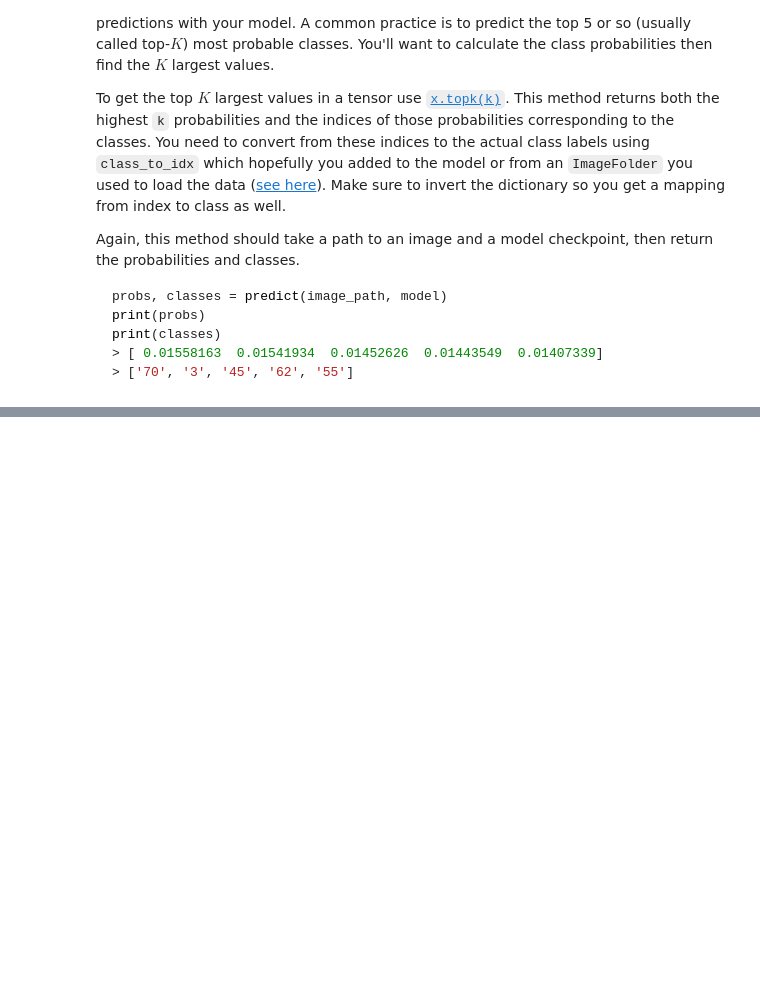
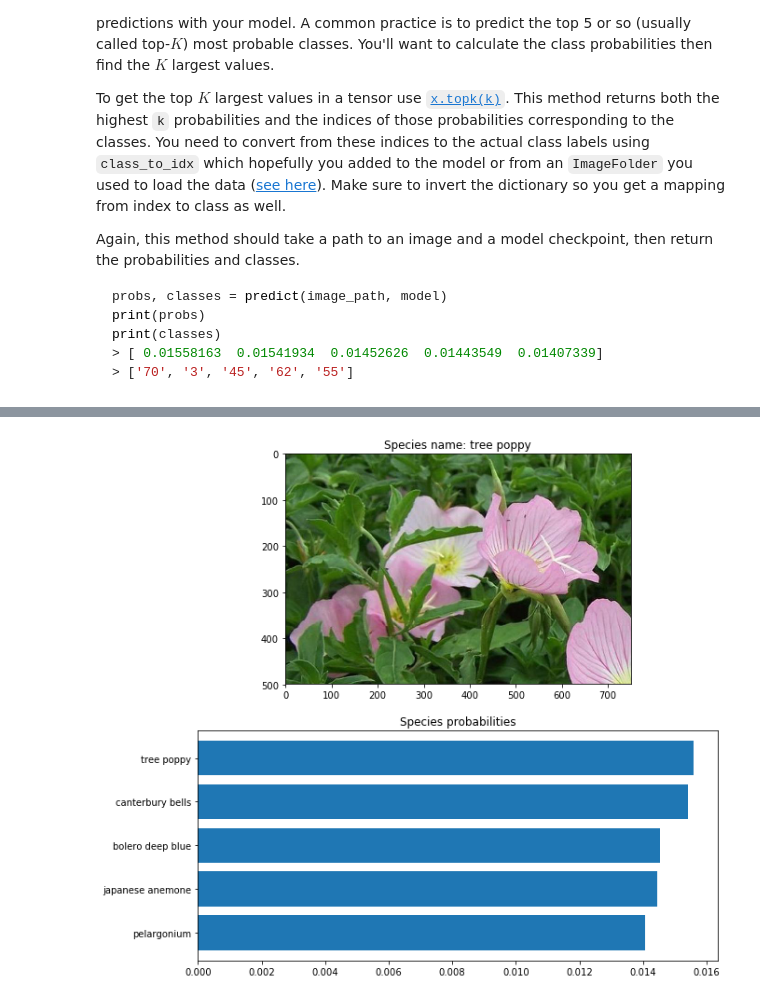
Before and after one commit to eunices/pytorch-challenge, a Jupyter notebook: Image Classifier Project.ipynb, the cells around one changed output, grey strips where cells are left out. Saved outputs shown, nothing was run; the diff lists cells and outputs as text; code cells hidden in the pictures; blank space fills up the shorter version.

Commit message:
Add function to plot graph (last part)

```diff
--- a/Image Classifier Project.ipynb
+++ b/Image Classifier Project.ipynb
@@ -233,3 +233,6 @@ Now that you can use a trained model for predictions, check to make sure it make
 You can convert from the class integer encoding to actual flower names with the `cat_to_name.json` file (should have been loaded earlier in the notebook). To show a PyTorch tensor as an image, use the `imshow` function defined above.
 # %%
 # TODO: Display an image along with the top 5 classes
+
+probs =  [0.01558163, 0.01541934, 0.01452626, 0.01443549,  0.01407339]
+classes = ['70', '3', '45', '62', '55']
@@ -235,0 +241,28 @@ You can convert from the class integer encoding to actual flower names with the
+# %%
+
+def plot_metrics(img, probs, classes):
+    # preprocess
+    max_prob_idx = probs.index(max(probs))
+    classes_num = [int(no) for no in classes]
+    classes_name = [cat_to_name[no] for no in classes]
+
+    # setup image
+    yticks = np.arange(len(classes))
+    fig, ax = plt.subplots(nrows=2, ncols=1, figsize=(10, 10))
+
+    # show flower image
+    ax[0].imshow(img)
+    ax[0].set_title('Species name: ' + classes_name[max_prob_idx])
+
+    # show barchart with probabilities
+    ax[1].barh(yticks, probs)
+    ax[1].set_yticks(yticks)
+    ax[1].set_yticklabels(classes_name)
+    ax[1].invert_yaxis()
+    ax[1].set_title('Species probabilities')
+
+    fig.show()
+# %%
+plot_metrics(flower, probs, classes)
+# %% [output]
+[figure, added]
```
Also changed, not shown: parts of 1 cell of this notebook.
